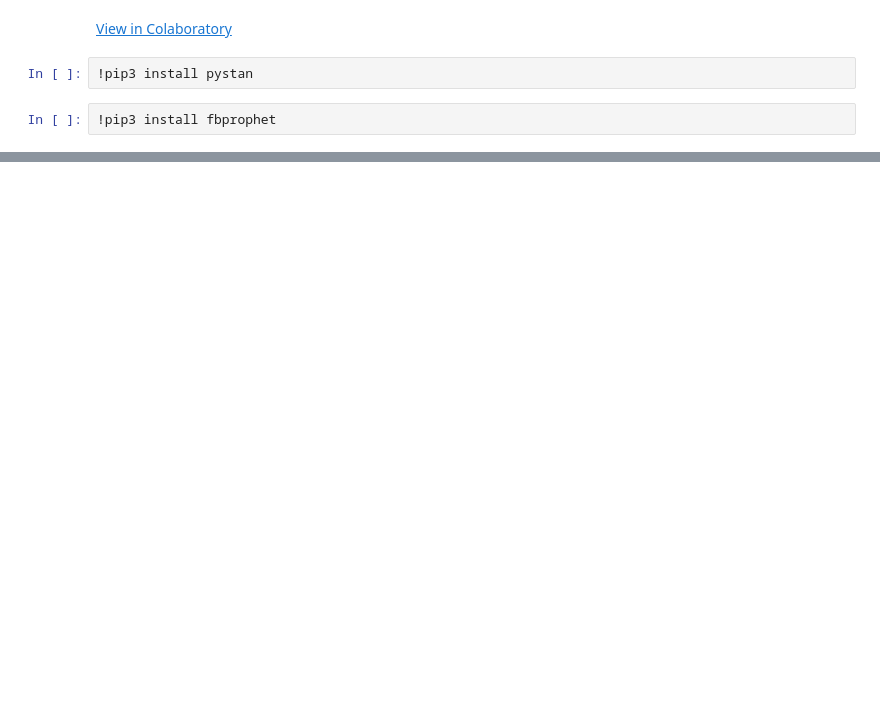
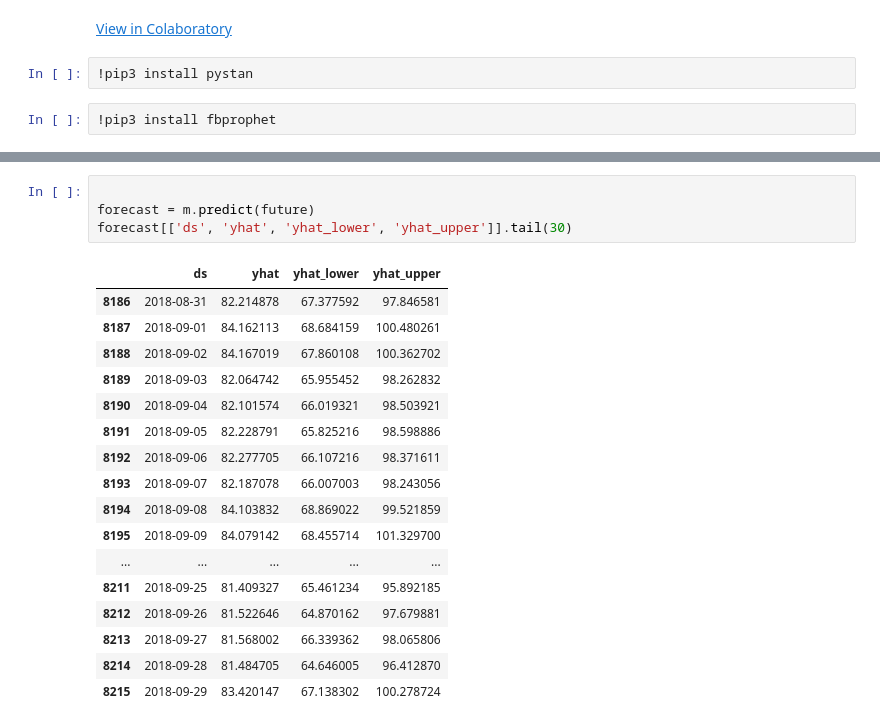
Before and after one commit to man0jsharma/Py-code, a Jupyter notebook: Prophet.ipynb, the cells around one changed output, grey strips where cells are left out. Drawn from its saved outputs; the diff is of its cells as text; blank space fills up the shorter version.

```diff
--- a/Prophet.ipynb
+++ b/Prophet.ipynb
@@ -20,0 +34,22 @@ m.fit(df1)
+# %%
+
+forecast = m.predict(future)
+forecast[['ds', 'yhat', 'yhat_lower', 'yhat_upper']].tail(30)
+# %% [output]
+|  | ds | yhat | yhat_lower | yhat_upper |
+| 8186 | 2018-08-31 | 82.214878 | 67.377592 | 97.846581 |
+| 8187 | 2018-09-01 | 84.162113 | 68.684159 | 100.480261 |
+| 8188 | 2018-09-02 | 84.167019 | 67.860108 | 100.362702 |
+| 8189 | 2018-09-03 | 82.064742 | 65.955452 | 98.262832 |
+| 8190 | 2018-09-04 | 82.101574 | 66.019321 | 98.503921 |
+| 8191 | 2018-09-05 | 82.228791 | 65.825216 | 98.598886 |
+| 8192 | 2018-09-06 | 82.277705 | 66.107216 | 98.371611 |
+| 8193 | 2018-09-07 | 82.187078 | 66.007003 | 98.243056 |
+| 8194 | 2018-09-08 | 84.103832 | 68.869022 | 99.521859 |
+| 8195 | 2018-09-09 | 84.079142 | 68.455714 | 101.329700 |
+| ... | ... | ... | ... | ... |
+| 8211 | 2018-09-25 | 81.409327 | 65.461234 | 95.892185 |
+| 8212 | 2018-09-26 | 81.522646 | 64.870162 | 97.679881 |
+| 8213 | 2018-09-27 | 81.568002 | 66.339362 | 98.065806 |
+| 8214 | 2018-09-28 | 81.484705 | 64.646005 | 96.412870 |
+| 8215 | 2018-09-29 | 83.420147 | 67.138302 | 100.278724 |
```
Also changed, not shown: parts of 3 cells of this notebook.
